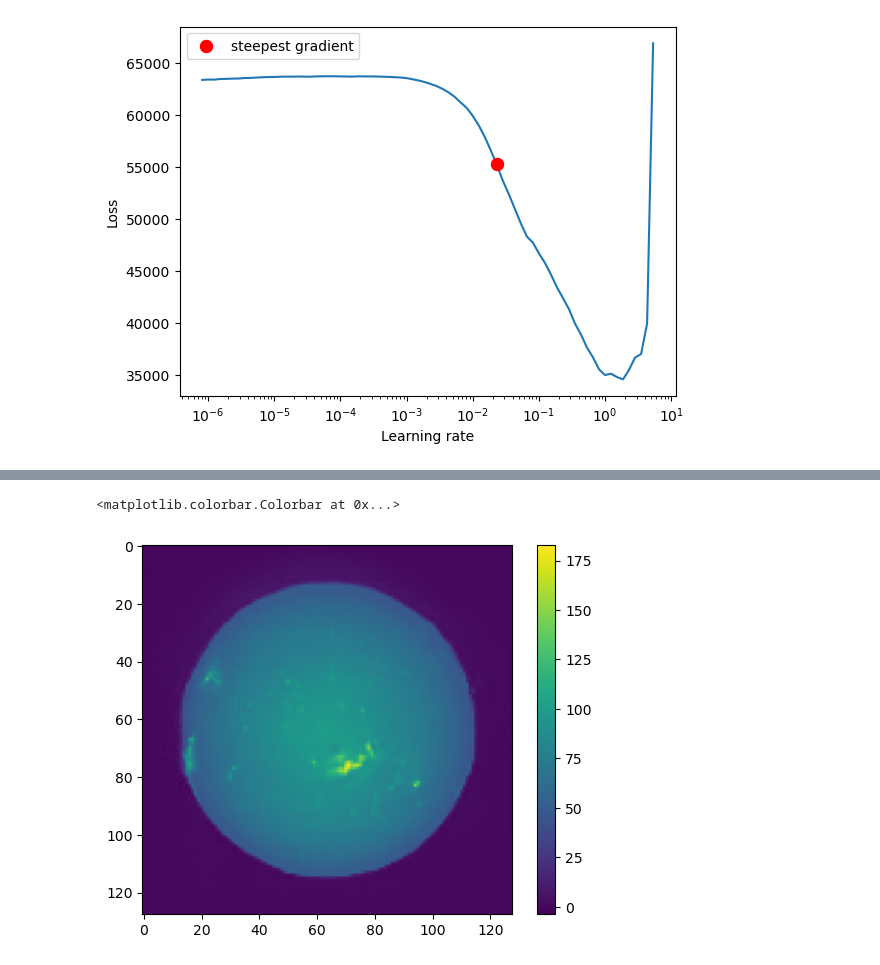
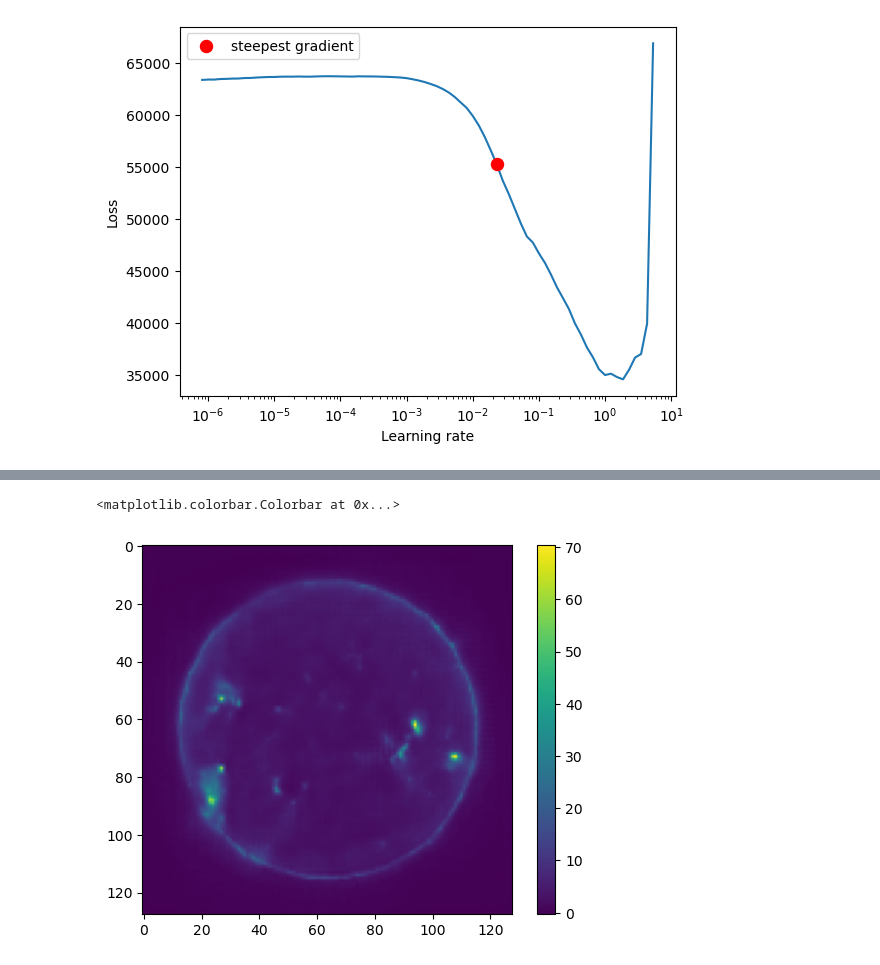
Before and after one commit to ErUM-Data-Hub/Challenges, a Jupyter notebook: solar/challenge.ipynb, the cells around one changed output, grey strips where cells are left out. Drawn from its saved outputs; the diff is of its cells as text; code cells hidden in the pictures.

```diff
--- a/solar/challenge.ipynb
+++ b/solar/challenge.ipynb
@@ -447,13 +601,13 @@ Validation L1 Loss: 1560.3008
 # %%
 val_features, val_target = next(iter(val_loader))
 # %%
-img_idx=2
-ch_idx = 6
+img_idx=0
+ch_idx = 0
 plt.imshow(model(val_features.to(device))[img_idx][ch_idx].cpu().detach())
 plt.colorbar()
 # %% [output]
 <matplotlib.colorbar.Colorbar at 0x...>
-[figure, old version]
+[figure, new version]
 # %%
 plt.imshow(val_target[img_idx][ch_idx])
 plt.colorbar()
```
Also changed, not shown: parts of 35 cells of this notebook.
